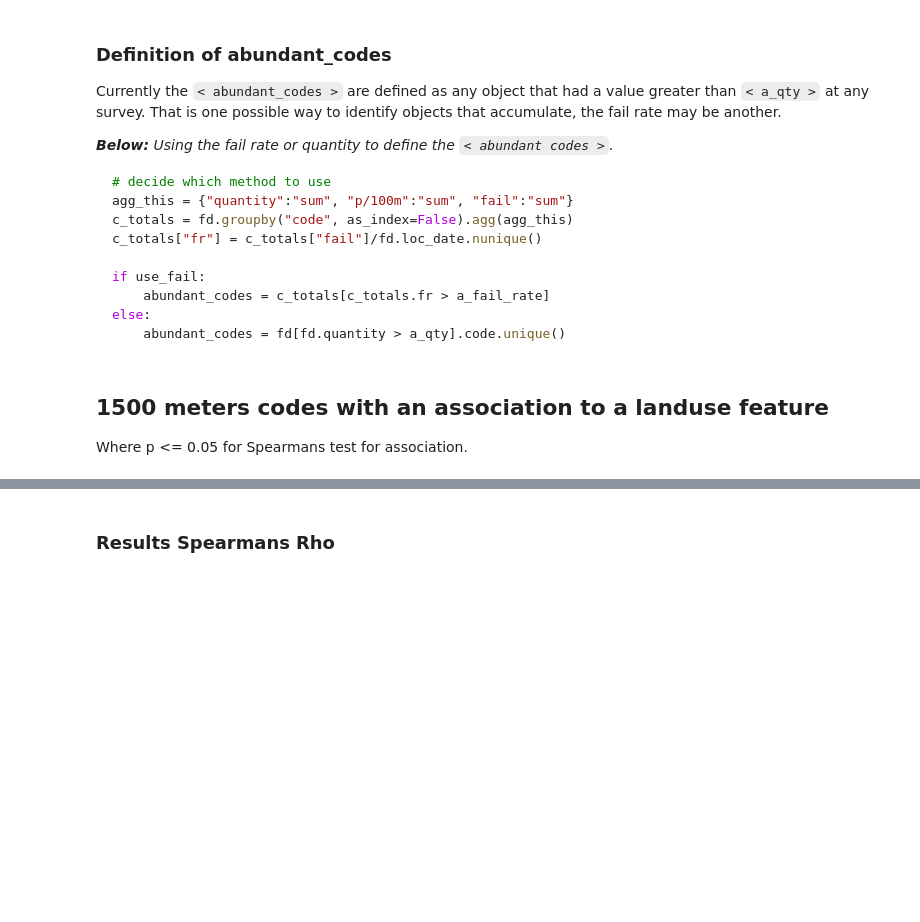
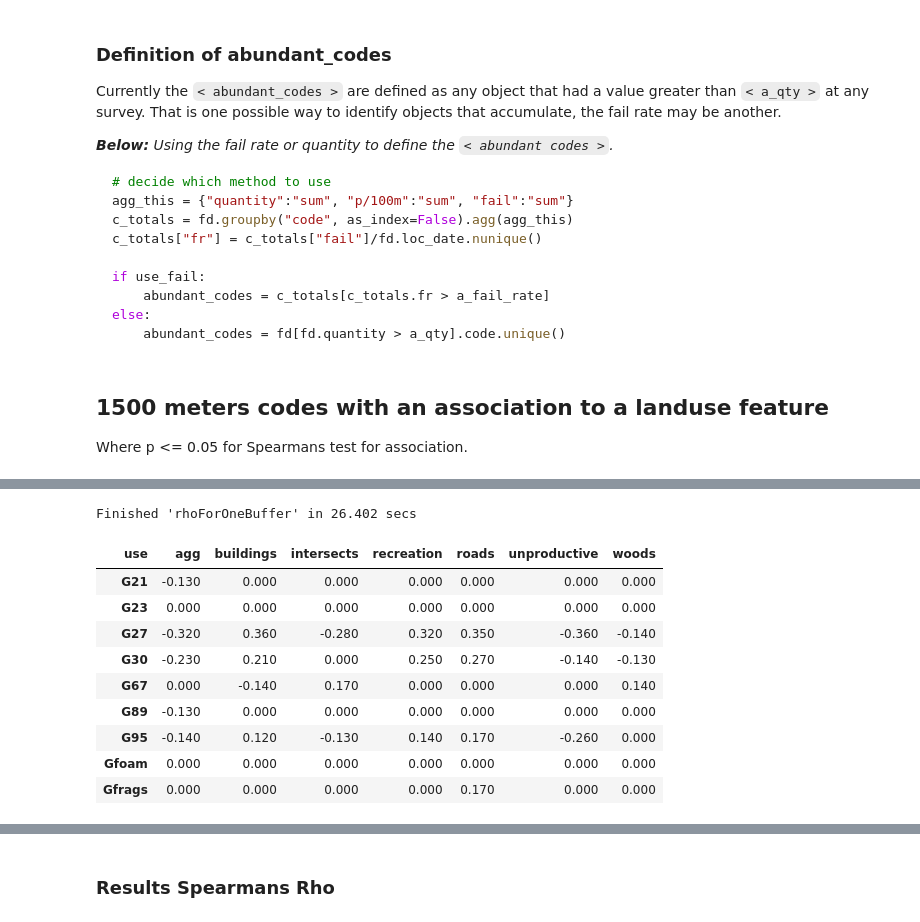
Before and after one commit to hammerdirt-analyst/landuse, a Jupyter notebook: spearmansrho_luse.ipynb, the cells around one changed output, grey strips where cells are left out. Saved outputs shown, nothing was run; the diff lists cells and outputs as text; code cells hidden in the pictures; blank space fills up the shorter version.

```diff
--- a/spearmansrho_luse.ipynb
+++ b/spearmansrho_luse.ipynb
@@ -588,0 +806,27 @@ Where p <= 0.05 for Spearmans test for association.
+# %%
+codes = ["G27", "Gfrags", "G95", "Gfoam", "G30", "Gfoam", "G67", "G89", "G21", "G23"]
+land_use = ["woods", "buildings", "agg", "recreation", "unproductive", "roads", "intersects"]
+buffer_file = "resources/buffer_output/luse_2500.csv"
+
+f = rhoForOneBuffer(data=df, buffer_file=buffer_file , codes=codes, land_use=land_use)
+buffer_results = [{"code":x["code"], "use": x["landuse"], "exact_p": x["exact"][0], "p": x["a_symp"][0], "rho": x["exact"][1]} for x in f]
+rho_at_buffer = pd.DataFrame(buffer_results)
+
+pvals = rho_at_buffer.pivot_table(index="code", columns="use", values="p", aggfunc='first')
+rhovals = rho_at_buffer.pivot_table(index="code", columns="use", values="rho", aggfunc='first').round(3)
+
+buffer_results = pd.DataFrame(resultsDf(rhovals, pvals)).round(2)
+bfr = buffer_results.style.format(precision=3).set_table_styles(table_css_styles)
+bfr.background_gradient(axis=None, vmin=buffer_results.min().min(), vmax=buffer_results.max().max(), cmap="coolwarm")
+# %% [output]
+Finished 'rhoForOneBuffer' in 26.402 secs
+| use | agg | buildings | intersects | recreation | roads | unproductive | woods |
+| G21 | -0.130 | 0.000 | 0.000 | 0.000 | 0.000 | 0.000 | 0.000 |
+| G23 | 0.000 | 0.000 | 0.000 | 0.000 | 0.000 | 0.000 | 0.000 |
+| G27 | -0.320 | 0.360 | -0.280 | 0.320 | 0.350 | -0.360 | -0.140 |
+| G30 | -0.230 | 0.210 | 0.000 | 0.250 | 0.270 | -0.140 | -0.130 |
+| G67 | 0.000 | -0.140 | 0.170 | 0.000 | 0.000 | 0.000 | 0.140 |
+| G89 | -0.130 | 0.000 | 0.000 | 0.000 | 0.000 | 0.000 | 0.000 |
+| G95 | -0.140 | 0.120 | -0.130 | 0.140 | 0.170 | -0.260 | 0.000 |
+| Gfoam | 0.000 | 0.000 | 0.000 | 0.000 | 0.000 | 0.000 | 0.000 |
+| Gfrags | 0.000 | 0.000 | 0.000 | 0.000 | 0.170 | 0.000 | 0.000 |
```
Also changed, not shown: parts of 54 cells of this notebook, 1 other file.
